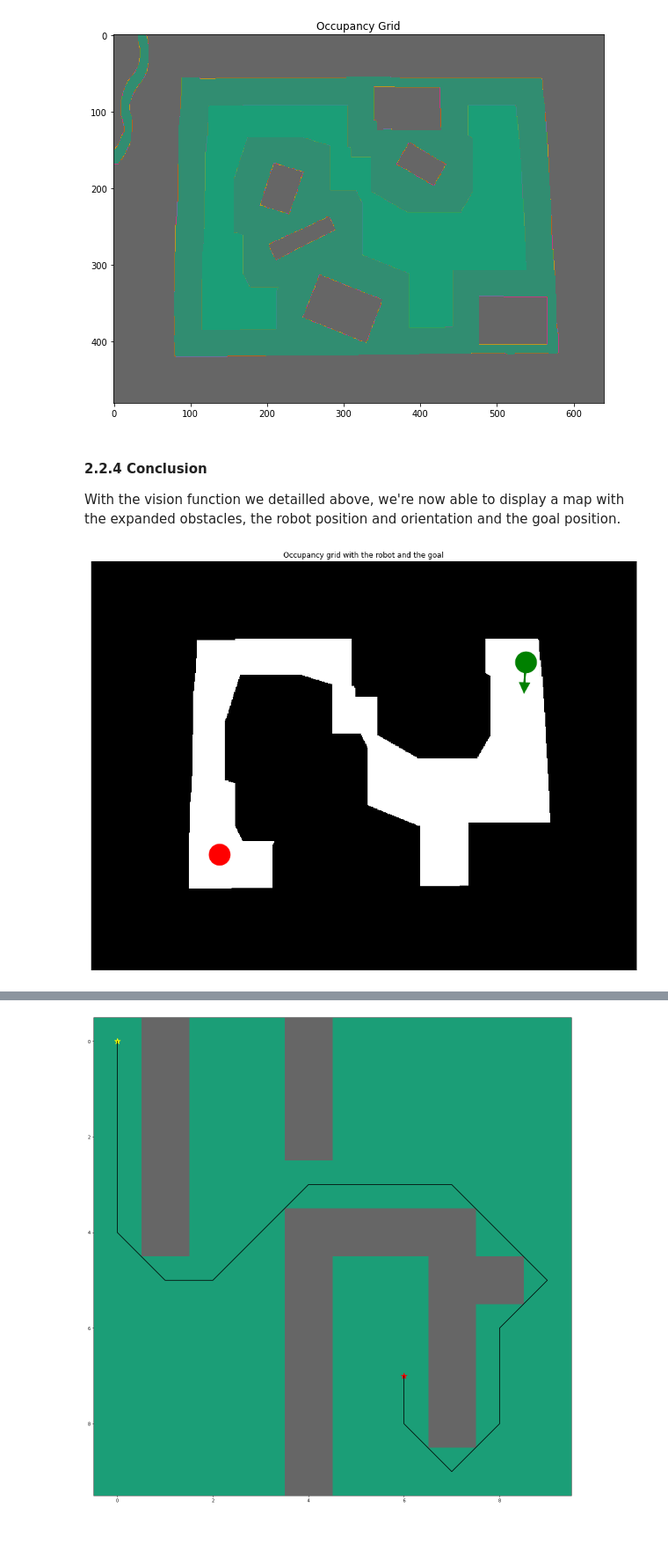
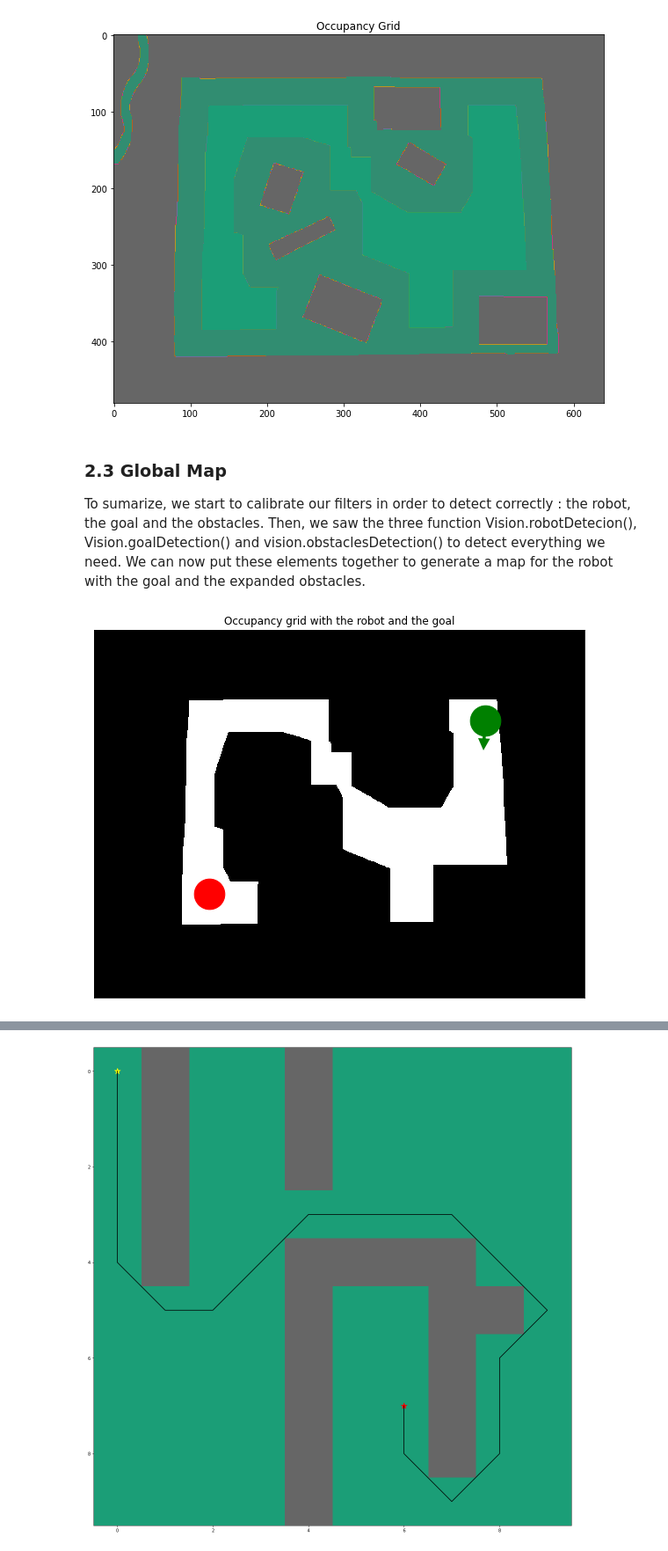
Before and after one commit to Batou1406/Mobile-Robotics-Project, a Jupyter notebook: Report_vision.ipynb, the cells around one changed output, grey strips where cells are left out. Shown: that part at 88% size. Saved outputs shown, nothing was run; the diff lists cells and outputs as text; code cells hidden in the pictures.

```diff
--- a/Report_vision.ipynb
+++ b/Report_vision.ipynb
@@ -162,14 +164,14 @@ Vision.image = image_goal
 Vision.imageDraw = image_goal
 
 [goalPosX, goalPosY] = Vision.goalDetection()
-Vision.imageDraw = cv2.cvtColor(Vision.imageDraw, cv2.COLOR_BGR2RGB)
 
 #Print the position
 print("Goal position is:", goalPosX, goalPosY)
 
 #Plot the robot detected
+plt.subplots(figsize=(10,10))
 plt.title("Goal detected")
-plt.imshow(Vision.imageDraw)
+plt.imshow(cv2.cvtColor(Vision.imageDraw, cv2.COLOR_BGR2RGB))
 # %% [output]
 Goal position is: 150 344
 <matplotlib.image.AxesImage at 0x...>
@@ -250,20 +252,19 @@ ax.imshow(Vision.obstaclesDetection(True), cmap=plt.cm.Dark2, alpha=0.3)
 # %% [output]
 <matplotlib.image.AxesImage at 0x...>
 [figure]
-# %% [markdown]
-#### 2.2.4 Conclusion
-
-With the vision function we detailled above, we're now able to display a map with the expanded obstacles, the robot position and orientation and the goal position.
+# %% [markdown]
+### 2.3 Global Map<a class="anchor" id="section_2_3"></a>
+
+To sumarize, we start to calibrate our filters in order to detect correctly : the robot, the goal and the obstacles. Then, we saw the three function Vision.robotDetecion(), Vision.goalDetection() and vision.obstaclesDetection() to detect everything we need. We can now put these elements together to generate a map for the robot with the goal and the expanded obstacles.
 # %%
-plt.figure(figsize=(16,16))
+plt.figure(figsize=(10,10))
+plt.title("Occupancy grid with the robot and the goal")
 cmap = colors.ListedColormap(['white', 'black'])
 plt.imshow(occupancy_grid, cmap=cmap)
 plt.scatter(goalPosX, goalPosY, marker="o", color='red', s=1200);
 plt.scatter(robotPosX, robotPosY, marker="o", color='green', s=1200);
-
-plt.title("Occupancy grid with the robot and the goal")
 plt.arrow(robotPosX, robotPosY, 25*math.cos(theta),
          25*math.sin(theta), head_width=10, head_length=10, fc='green', ec='green', lw=3)
 axes = plt.xticks([]),plt.yticks([])
 # %% [output]
-[figure, old version]
+[figure, new version]
```
Also changed, not shown: parts of 12 cells of this notebook.
